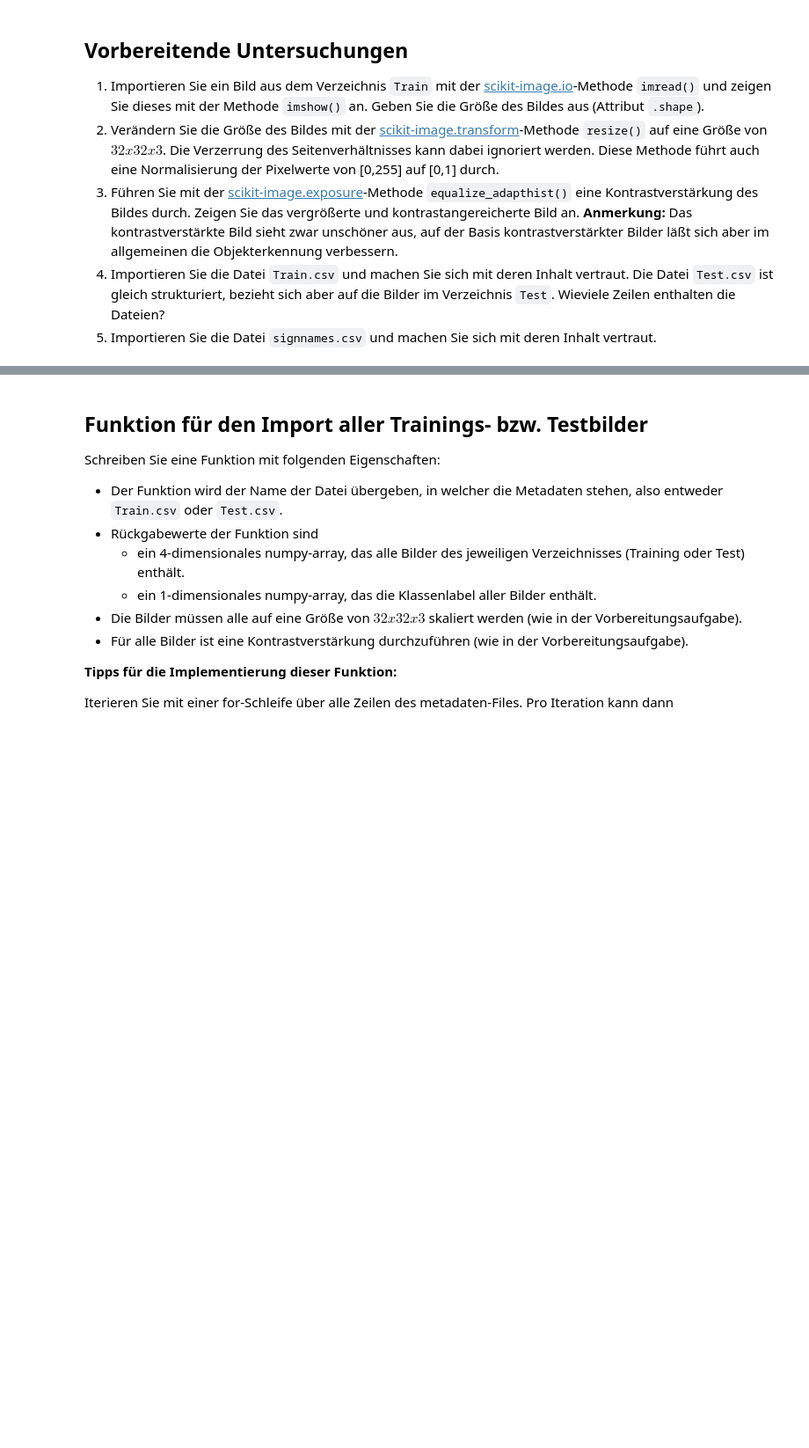
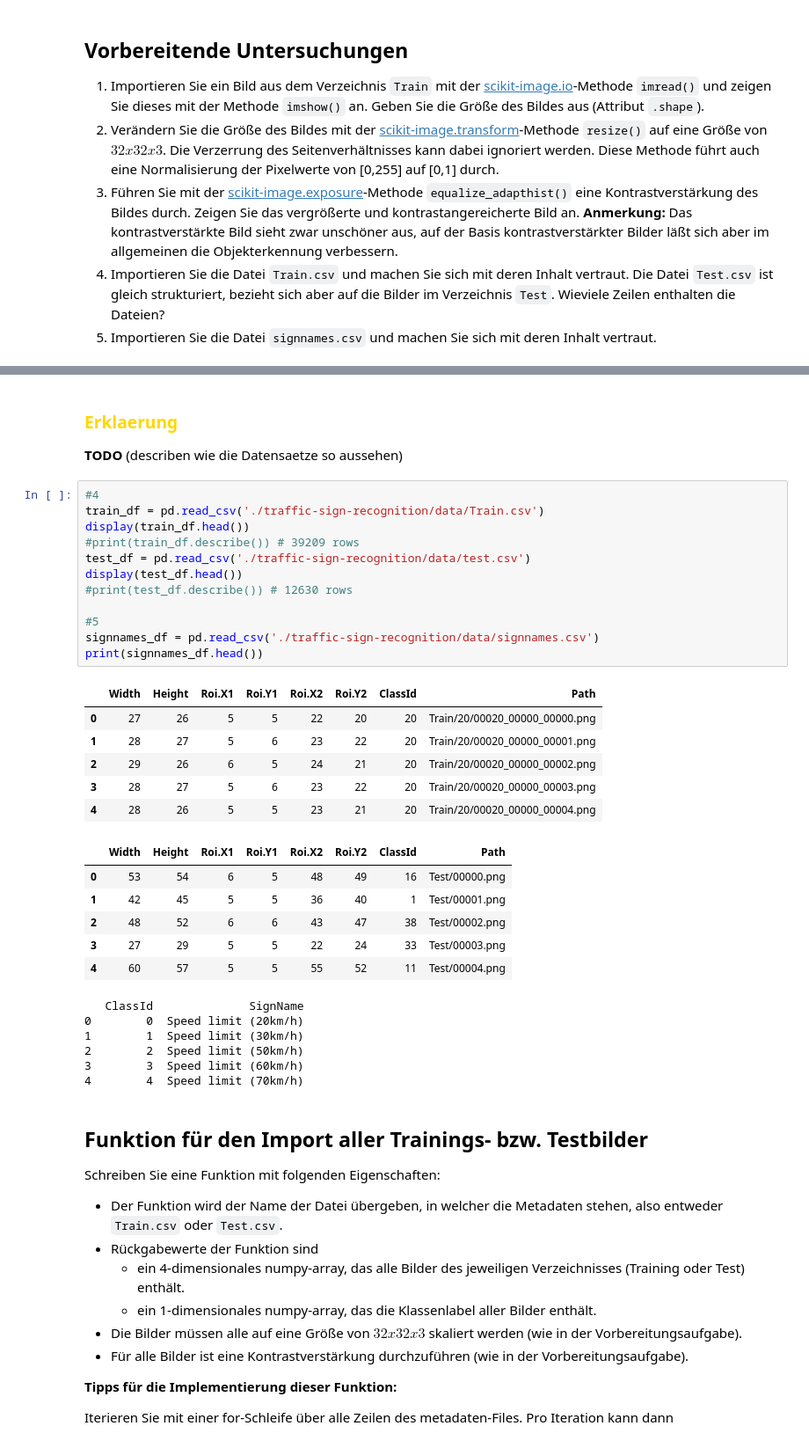
Before and after one commit to Branchverse/datamininglecture, a Jupyter notebook: 6_traffic_sign_recognition/TrafficSignClassification.ipynb, the cells around one changed output, grey strips where cells are left out. Shown at 88% size. Drawn from its saved outputs; the diff is of its cells as text; blank space fills up the shorter version.

```diff
--- a/6_traffic_sign_recognition/TrafficSignClassification.ipynb
+++ b/6_traffic_sign_recognition/TrafficSignClassification.ipynb
@@ -44,3 +71,38 @@ Machen Sie sich mit der Implementierung von Neuronalen Netzen mit Tensorflow und
+# %% [markdown]
+<h3 style="color: gold"> Erklaerung</h3>
+
+**TODO** (describen wie die Datensaetze so aussehen)
+# %%
+#4
+train_df = pd.read_csv('./traffic-sign-recognition/data/Train.csv')
+display(train_df.head())
+#print(train_df.describe()) # 39209 rows
+test_df = pd.read_csv('./traffic-sign-recognition/data/test.csv')
+display(test_df.head())
+#print(test_df.describe()) # 12630 rows
+
+#5
+signnames_df = pd.read_csv('./traffic-sign-recognition/data/signnames.csv')
+print(signnames_df.head())
+# %% [output]
+|  | Width | Height | Roi.X1 | Roi.Y1 | Roi.X2 | Roi.Y2 | ClassId | Path |
+| 0 | 27 | 26 | 5 | 5 | 22 | 20 | 20 | Train/20/00020_00000_00000.png |
+| 1 | 28 | 27 | 5 | 6 | 23 | 22 | 20 | Train/20/00020_00000_00001.png |
+| 2 | 29 | 26 | 6 | 5 | 24 | 21 | 20 | Train/20/00020_00000_00002.png |
+| 3 | 28 | 27 | 5 | 6 | 23 | 22 | 20 | Train/20/00020_00000_00003.png |
+| 4 | 28 | 26 | 5 | 5 | 23 | 21 | 20 | Train/20/00020_00000_00004.png |
+|  | Width | Height | Roi.X1 | Roi.Y1 | Roi.X2 | Roi.Y2 | ClassId | Path |
+| 0 | 53 | 54 | 6 | 5 | 48 | 49 | 16 | Test/00000.png |
+| 1 | 42 | 45 | 5 | 5 | 36 | 40 | 1 | Test/00001.png |
+| 2 | 48 | 52 | 6 | 6 | 43 | 47 | 38 | Test/00002.png |
+| 3 | 27 | 29 | 5 | 5 | 22 | 24 | 33 | Test/00003.png |
+| 4 | 60 | 57 | 5 | 5 | 55 | 52 | 11 | Test/00004.png |
+   ClassId              SignName
+0        0  Speed limit (20km/h)
+1        1  Speed limit (30km/h)
+2        2  Speed limit (50km/h)
+3        3  Speed limit (60km/h)
+4        4  Speed limit (70km/h)
 # %% [markdown]
 ## Funktion für den Import aller Trainings- bzw. Testbilder
 Schreiben Sie eine Funktion mit folgenden Eigenschaften:
```
Also changed, not shown: parts of 3 cells of this notebook, 1 other file.
